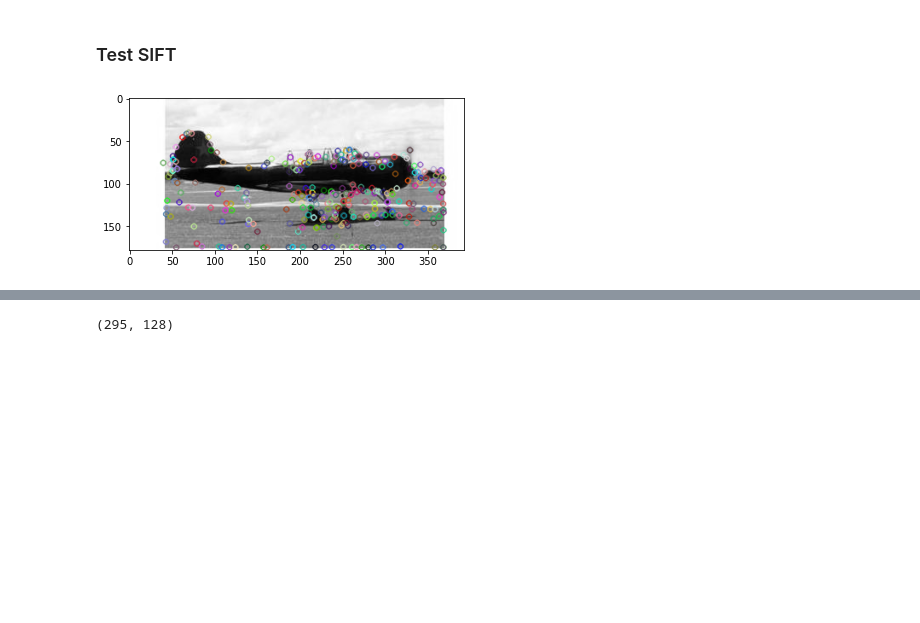
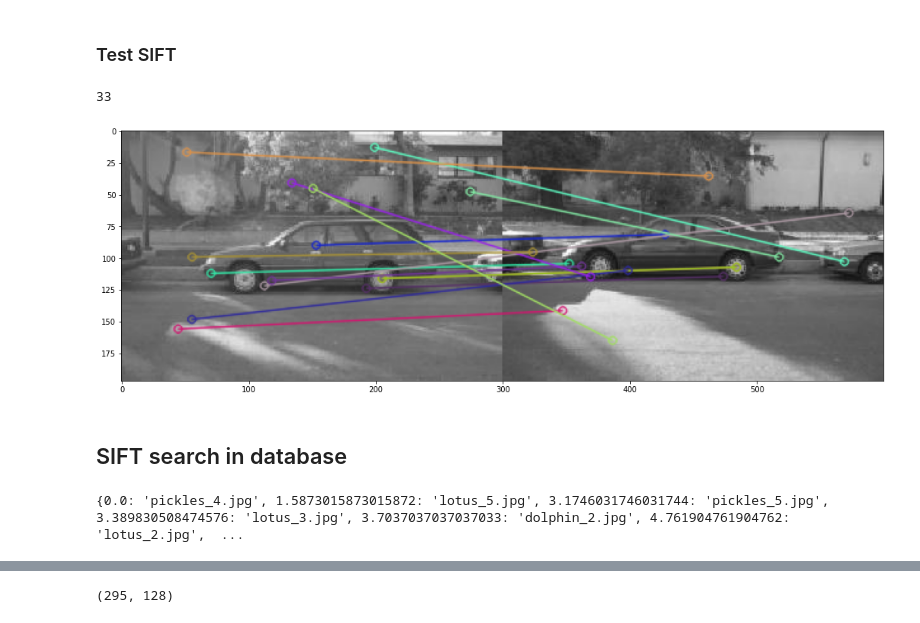
Before and after one commit to GuillaumeGirouard/INF6804, a Jupyter notebook: TP1_INF6804.ipynb, the cells around one changed output, grey strips where cells are left out. Drawn from its saved outputs; the diff is of its cells as text; code cells hidden in the pictures; blank space fills up the shorter version.

Commit message:
tunning_SIFT

```diff
--- a/TP1_INF6804.ipynb
+++ b/TP1_INF6804.ipynb
@@ -50,17 +52,27 @@ np.max(FG_img1)
 930.6266705827853
 # %% [markdown]
 ### Test SIFT
-# %%
-#reading image
-img1 = cv2.imread('airplane_query.jpg')
-gray1 = cv2.cvtColor(img1, cv2.COLOR_BGR2GRAY)
-
-#keypoints
-sift = cv2.xfeatures2d.SIFT_create(	nOctaveLayers = 3, contrastThreshold=0.04,edgeThreshold = 10,sigma=1.6)
-keypoints_1, descriptors_1 = sift.detectAndCompute(img1,None)
-
-img_1 = cv2.drawKeypoints(gray1,keypoints_1,img1)
-plt.imshow(img_1)
-plt.show()
-# %% [output]
-[figure, removed]
+# %%
+# voir: https://docs.opencv.org/4.x/dc/dc3/tutorial_py_matcher.html
+#reading image
+img1 = cv2.imread('car_query.jpg',cv2.IMREAD_GRAYSCALE)
+img2 = cv2.imread('database/car_2.jpg',cv2.IMREAD_GRAYSCALE)
+#keypoints
+sift = cv2.SIFT_create(nOctaveLayers = 2, contrastThreshold=0.02,edgeThreshold =5,sigma=4)
+keypoints_1, descriptors_1 = sift.detectAndCompute(img1,None)
+keypoints_2, descriptors_2 = sift.detectAndCompute(img2,None)
+
+#find matches with brute force matching:
+bf = cv2.BFMatcher_create(cv2.NORM_L2,crossCheck=True) #NORM_L2 prend la distance euclidienne
+matches = bf.match(descriptors_1,descriptors_2)
+matches = sorted(matches, key = lambda x:x.distance)
+print(len(matches))
+plt.figure(figsize = (18,10))
+imageout3 = cv2.drawMatches(img1,keypoints_1,img2,keypoints_2,matches[0:15], None, flags = 2)
+plt.imshow(imageout3)
+plt.show()
+# %% [output]
+33
+[figure, added]
+# %% [markdown]
+## SIFT search in database
@@ -67,3 +111,7 @@ plt.show()
+# %%
+search_database("lotus_query.jpg")
+# %% [output]
+{0.0: 'pickles_4.jpg', 1.5873015873015872: 'lotus_5.jpg', 3.1746031746031744: 'pickles_5.jpg', 3.389830508474576: 'lotus_3.jpg', 3.7037037037037033: 'dolphin_2.jpg', 4.761904761904762: 'lotus_2.jpg',  ...
 # %%
 #reading image
 img2 = cv2.imread('./database/airplane_1.jpg')
```
Also changed, not shown: parts of 5 cells of this notebook.
